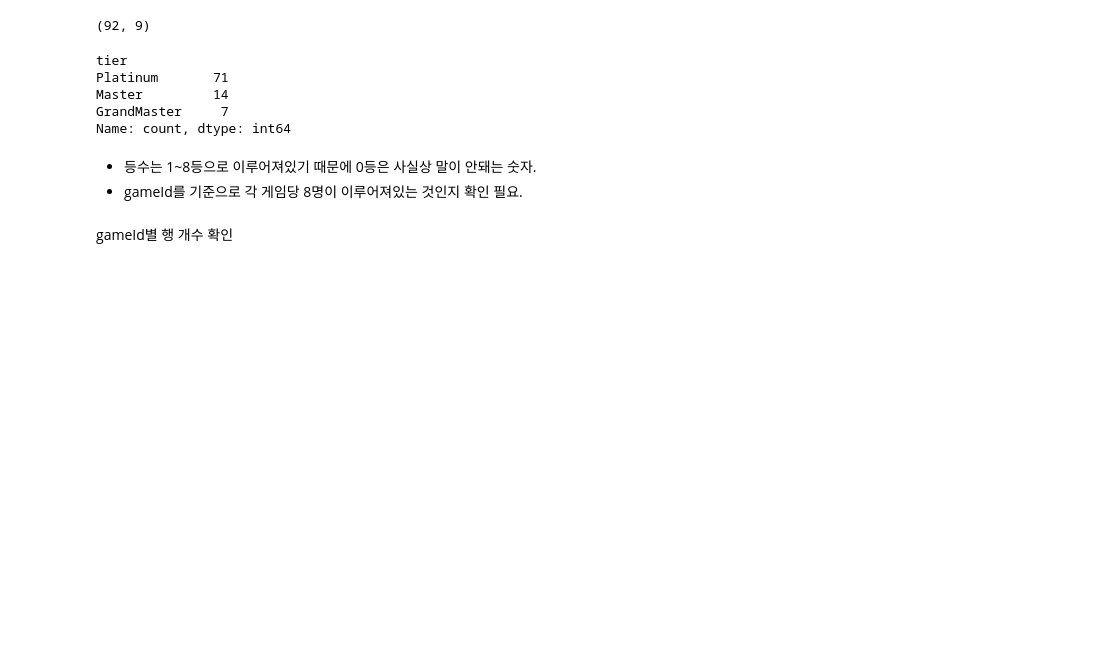
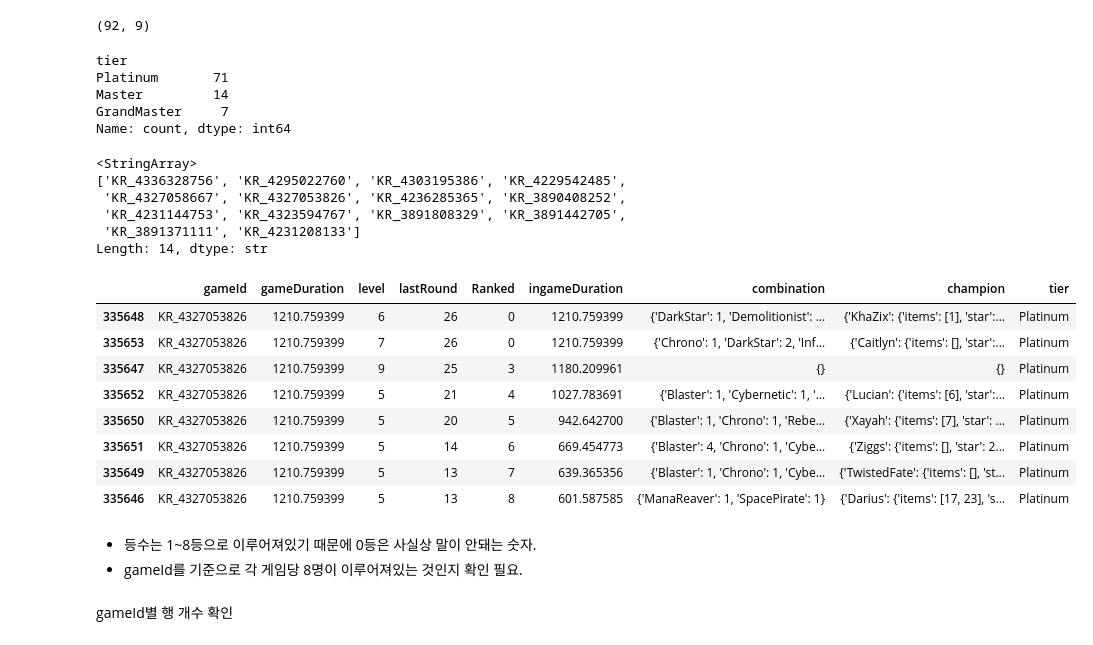
Before and after one commit to hanalo26/Third-project-sparta, a Jupyter notebook: works/suim_Kim/01.eda_suim.ipynb, the cells around one changed output. Drawn from its saved outputs; the diff is of its cells as text; code cells hidden in the pictures; blank space fills up the shorter version.

```diff
--- a/works/suim_Kim/01.eda_suim.ipynb
+++ b/works/suim_Kim/01.eda_suim.ipynb
@@ -200,6 +200,27 @@ Platinum       71
 Master         14
 GrandMaster     7
 Name: count, dtype: int64
+# %%
+merged_df.loc[merged_df["Ranked"] == 0, "gameId"].unique()
+# %% [output]
+<StringArray>
+['KR_4336328756', 'KR_4295022760', 'KR_4303195386', 'KR_4229542485',
+ 'KR_4327058667', 'KR_4327053826', 'KR_4236285365', 'KR_3890408252',
+ 'KR_4231144753', 'KR_4323594767', 'KR_3891808329', 'KR_3891442705',
+ 'KR_3891371111', 'KR_4231208133']
+Length: 14, dtype: str
+# %%
+merged_df[merged_df["gameId"] == "KR_4327053826"].sort_values("Ranked")
+# %% [output]
+|  | gameId | gameDuration | level | lastRound | Ranked | ingameDuration | combination | champion | tier |
+| 335648 | KR_4327053826 | 1210.759399 | 6 | 26 | 0 | 1210.759399 | {'DarkStar': 1, 'Demolitionist': ... | {'KhaZix': {'items': [1], 'star':... | Platinum |
+| 335653 | KR_4327053826 | 1210.759399 | 7 | 26 | 0 | 1210.759399 | {'Chrono': 1, 'DarkStar': 2, 'Inf... | {'Caitlyn': {'items': [], 'star':... | Platinum |
+| 335647 | KR_4327053826 | 1210.759399 | 9 | 25 | 3 | 1180.209961 | {} | {} | Platinum |
+| 335652 | KR_4327053826 | 1210.759399 | 5 | 21 | 4 | 1027.783691 | {'Blaster': 1, 'Cybernetic': 1, '... | {'Lucian': {'items': [6], 'star':... | Platinum |
+| 335650 | KR_4327053826 | 1210.759399 | 5 | 20 | 5 | 942.642700 | {'Blaster': 1, 'Chrono': 1, 'Rebe... | {'Xayah': {'items': [7], 'star': ... | Platinum |
+| 335651 | KR_4327053826 | 1210.759399 | 5 | 14 | 6 | 669.454773 | {'Blaster': 4, 'Chrono': 1, 'Cybe... | {'Ziggs': {'items': [], 'star': 2... | Platinum |
+| 335649 | KR_4327053826 | 1210.759399 | 5 | 13 | 7 | 639.365356 | {'Blaster': 1, 'Chrono': 1, 'Cybe... | {'TwistedFate': {'items': [], 'st... | Platinum |
+| 335646 | KR_4327053826 | 1210.759399 | 5 | 13 | 8 | 601.587585 | {'ManaReaver': 1, 'SpacePirate': 1} | {'Darius': {'items': [17, 23], 's... | Platinum |
 # %% [markdown]
 - 등수는 1~8등으로 이루어져있기 때문에 0등은 사실상 말이 안돼는 숫자.
 - gameId를 기준으로 각 게임당 8명이 이루어져있는 것인지 확인 필요.
```
Also changed, not shown: parts of 9 cells of this notebook, 1 other file.
